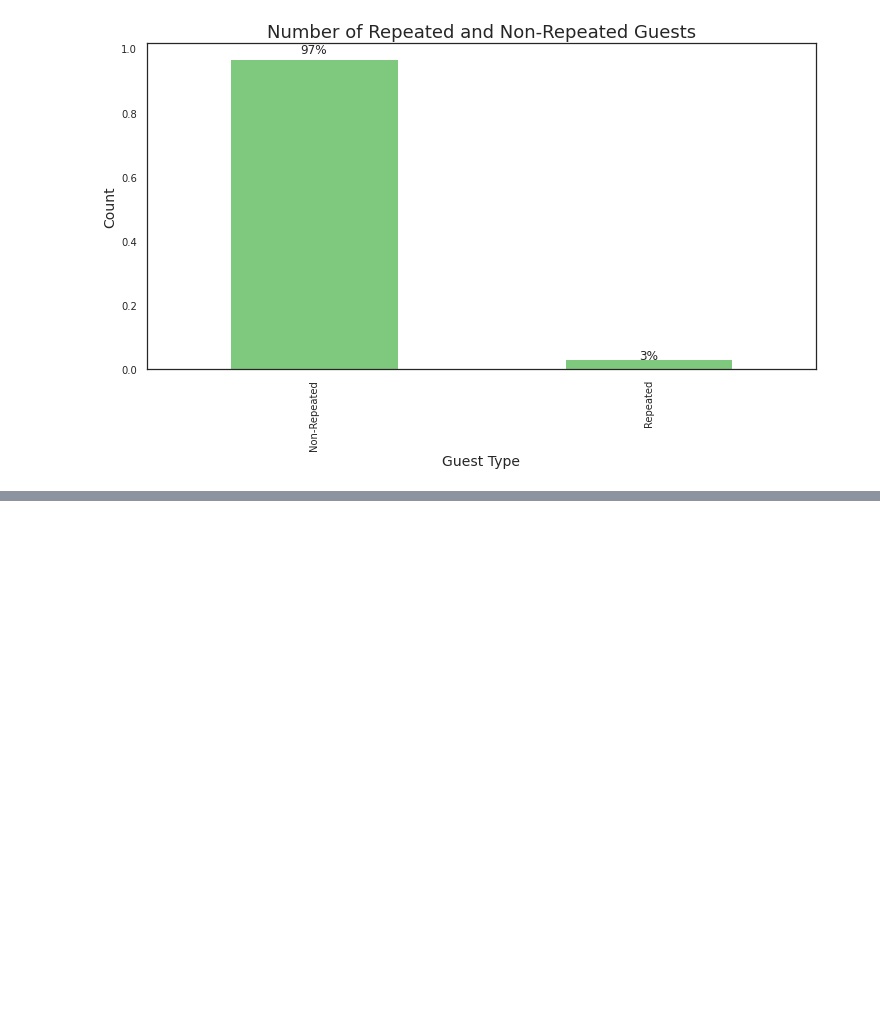
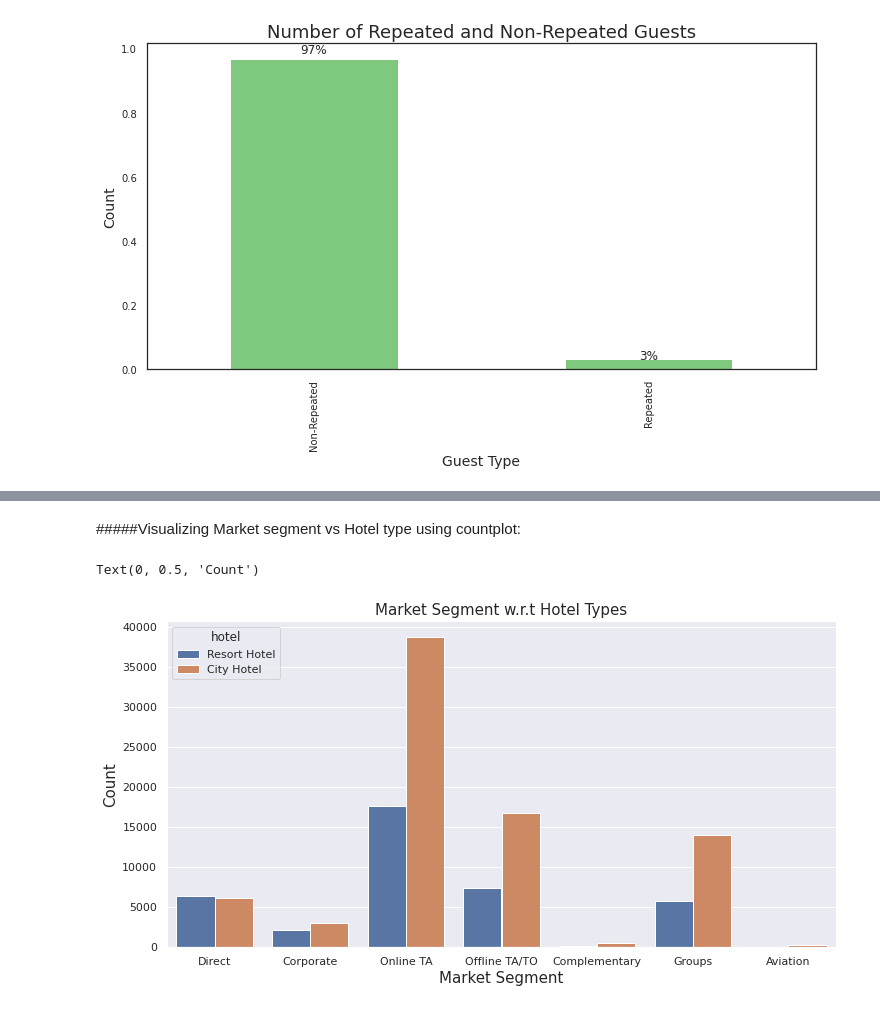
Before and after one commit to shadabsgit/EDA-Capstone-Project, a Jupyter notebook: Hotel_Booking_Analysis.ipynb, the cells around one changed output, grey strips where cells are left out. Cells and saved outputs as stored; diff of their text form; code cells hidden in the pictures; blank space fills up the shorter version.

```diff
--- a/Hotel_Booking_Analysis.ipynb
+++ b/Hotel_Booking_Analysis.ipynb
@@ -731,0 +786,16 @@ for p in a.patches:
+# %% [markdown]
+#####Visualizing Market segment vs Hotel type using countplot:
+# %%
+sns.set_context('notebook')
+sns.set_style("whitegrid")
+sns.set_palette('pastel')
+sns.set(rc={'figure.figsize':(12,6)})
+
+a = sns.countplot(x ='market_segment',hue='hotel', data = df)
+
+a.set_title('Market Segment w.r.t Hotel Types', fontsize = 15)
+a.set_xlabel('Market Segment',fontsize = 15)
+a.set_ylabel('Count',fontsize = 15)
+# %% [output]
+Text(0, 0.5, 'Count')
+[figure, added]
```
Also changed, not shown: parts of 33 cells of this notebook.
